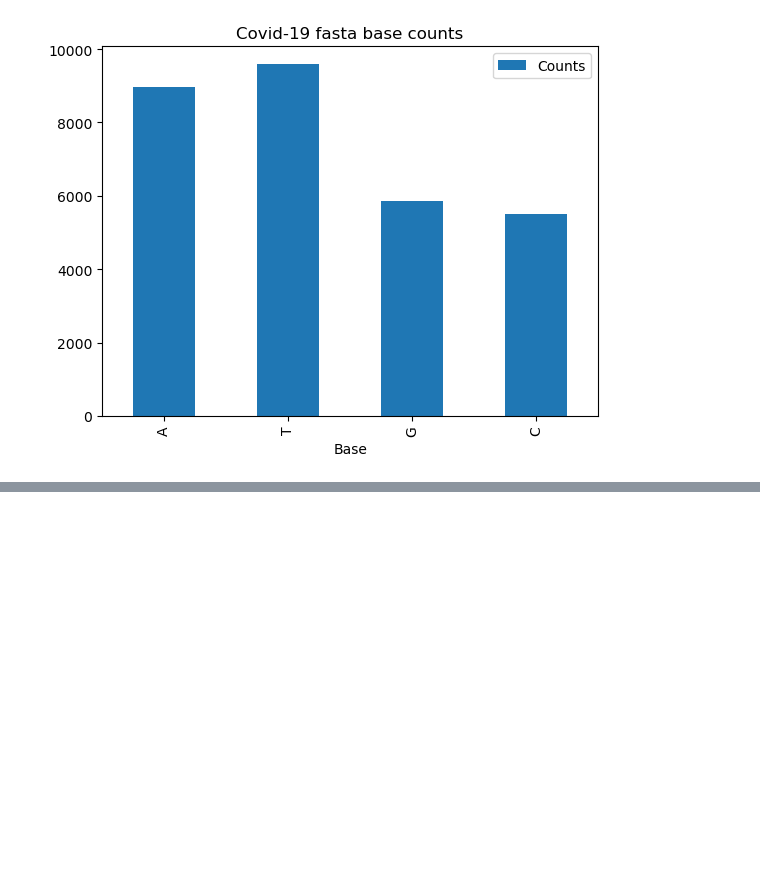
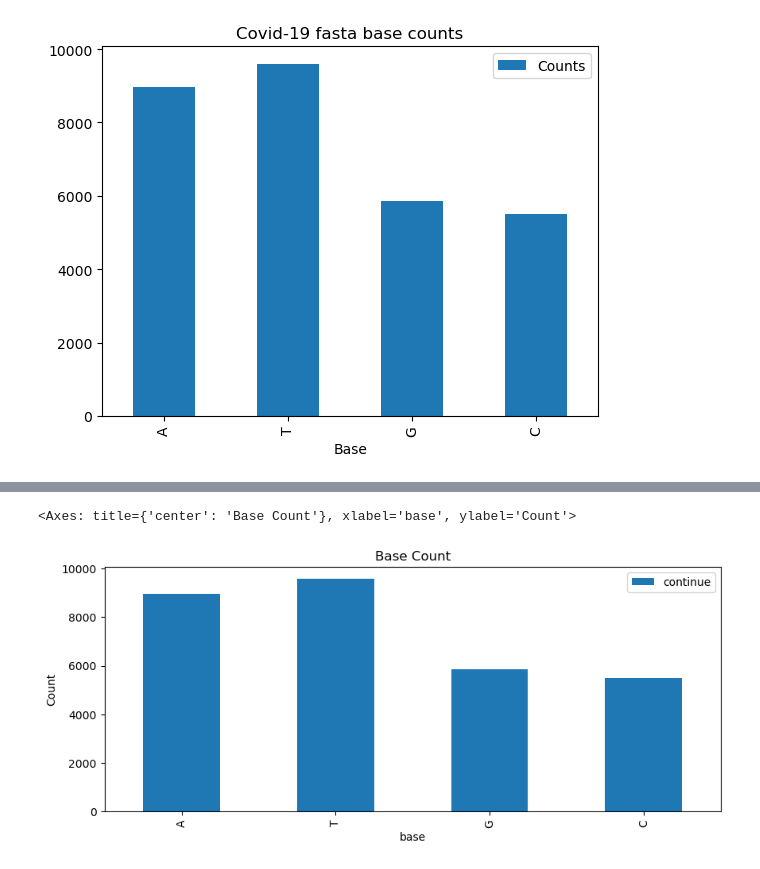
Before and after one commit to shy3180/YSH, a Jupyter notebook: 240429/Covid-19 fasta base counts.ipynb, the cells around one changed output, grey strips where cells are left out. Cells and saved outputs as stored; diff of their text form; code cells hidden in the pictures; blank space fills up the shorter version.

```diff
--- a/240429/Covid-19 fasta base counts.ipynb
+++ b/240429/Covid-19 fasta base counts.ipynb
@@ -5,6 +5,7 @@ count_G = 0
 count_C = 0
 
 with open("NC_045512.fasta") as handle:
+    fo
     data = handle.readlines()
 
     for line in data:
@@ -40,3 +41,18 @@ df.plot(
 # %% [output]
 <Axes: title={'center': 'Covid-19 fasta base counts'}, xlabel='Base'>
 [figure]
+# %%
+data = dict()
+
+with open("NC_045512.fasta") as handle:
+    for line in handle:
+        if line.startswith(">"):
+            continue
+
+        for base in line.strip():
+            if base not in data:
+                data[base] = 0 #새로운 단어 나오면 딕셔너리 생성(?)
+
+            data[base] += 1
+
+print(data)
@@ -42,0 +61,5 @@ df.plot(
+# %%
+import pandas as pd
+
+df = pd.DataFrame({"base": data.keys(), "continue" : data.values()}) #key는 이름
+df
@@ -42,0 +72,11 @@ df.plot(
+# %%
+df.plot(
+    kind="bar",
+    x="base",
+    title="Base Count",
+    ylabel="Count",
+    figsize=(10,4)
+)
+# %% [output]
+<Axes: title={'center': 'Base Count'}, xlabel='base', ylabel='Count'>
+[figure, added]
```
Also changed, not shown: parts of 2 cells of this notebook, 9 other files.
